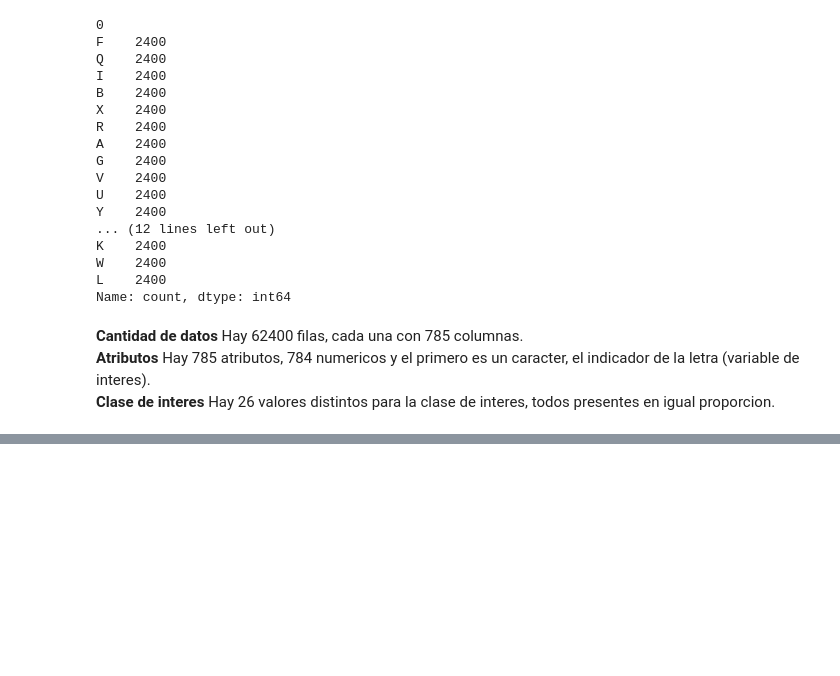
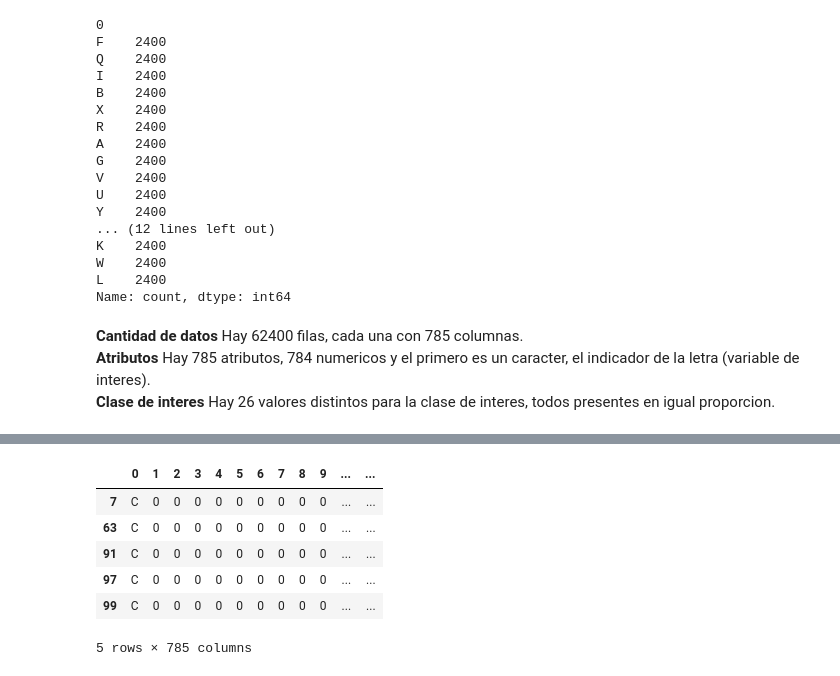
Before and after one commit to GuidoPauletti/EMNIST-Classifier, a Jupyter notebook: notas.ipynb, the cells around one changed output, grey strips where cells are left out. Saved outputs shown, nothing was run; the diff lists cells and outputs as text; code cells hidden in the pictures; blank space fills up the shorter version.

```diff
--- a/notas.ipynb
+++ b/notas.ipynb
@@ -57,0 +119,10 @@ Name: count, dtype: int64
+# %%
+Cs.head()
+# %% [output]
+|  | 0 | 1 | 2 | 3 | 4 | 5 | 6 | 7 | 8 | 9 | ... | ... |
+| 7 | C | 0 | 0 | 0 | 0 | 0 | 0 | 0 | 0 | 0 | ... | ... |
+| 63 | C | 0 | 0 | 0 | 0 | 0 | 0 | 0 | 0 | 0 | ... | ... |
+| 91 | C | 0 | 0 | 0 | 0 | 0 | 0 | 0 | 0 | 0 | ... | ... |
+| 97 | C | 0 | 0 | 0 | 0 | 0 | 0 | 0 | 0 | 0 | ... | ... |
+| 99 | C | 0 | 0 | 0 | 0 | 0 | 0 | 0 | 0 | 0 | ... | ... |
+5 rows × 785 columns
```
Also changed, not shown: parts of 8 cells of this notebook.
